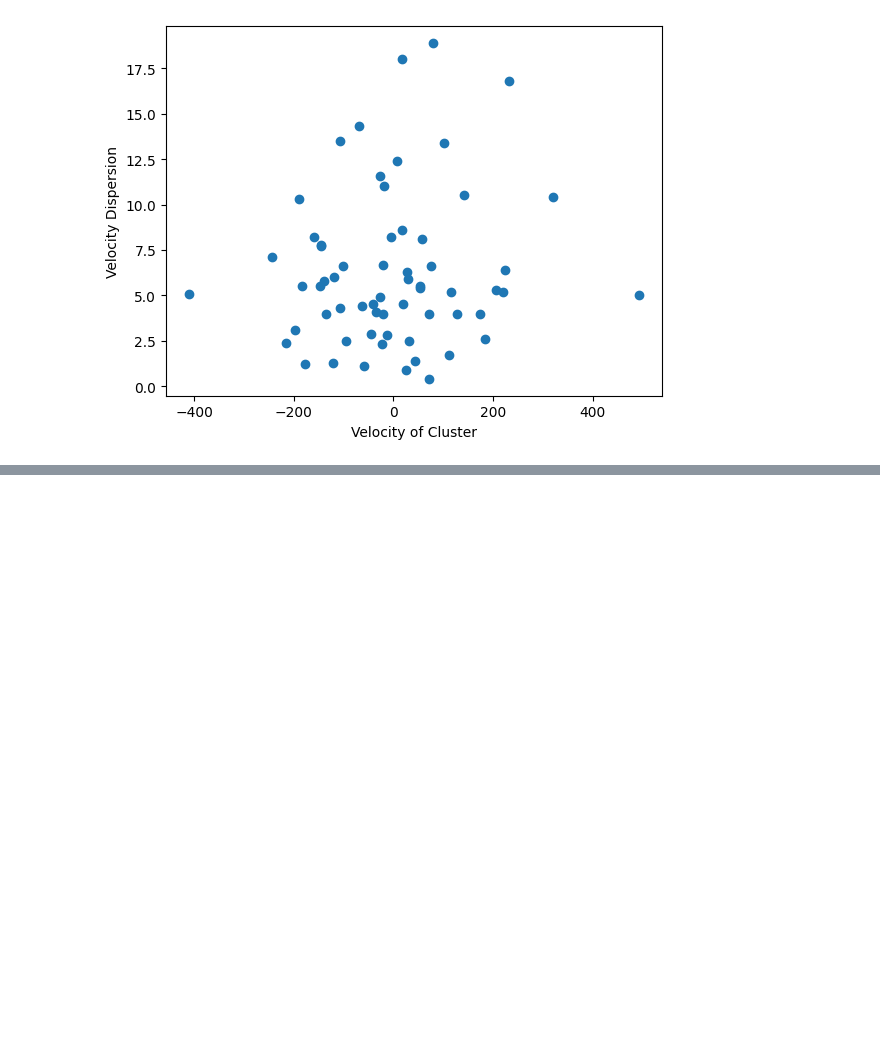
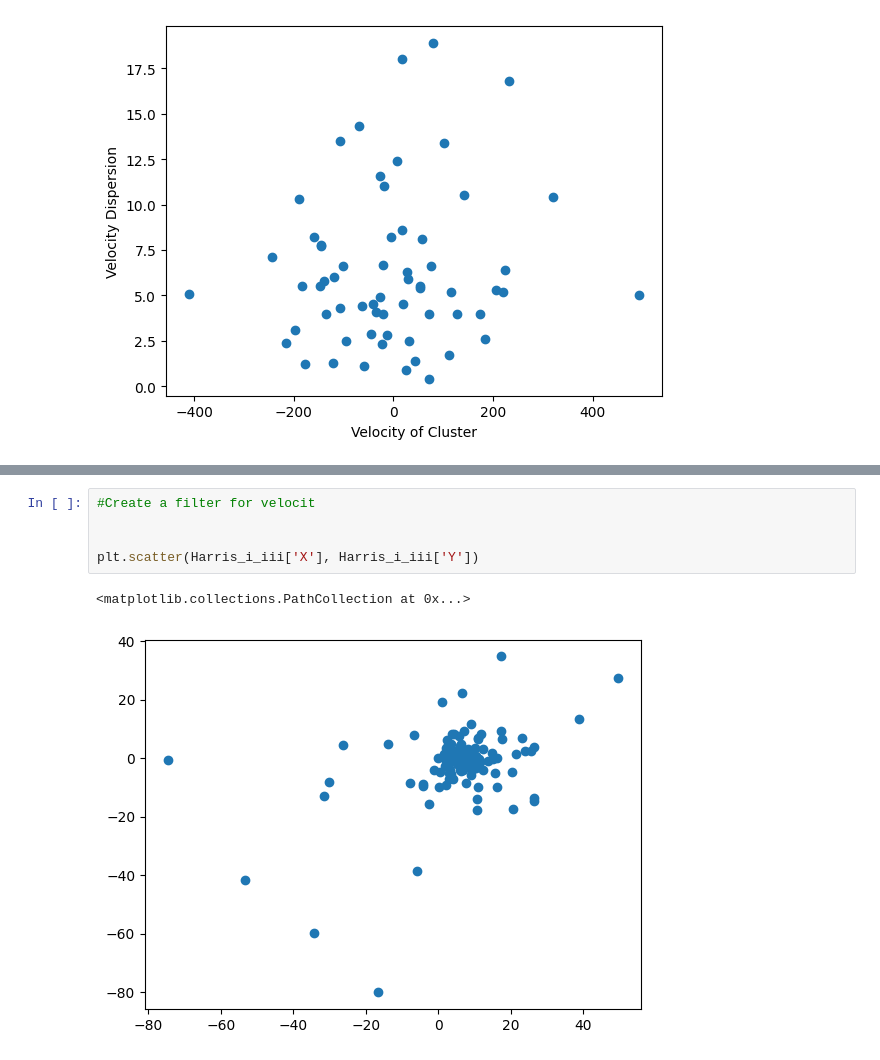
Before and after one commit to gigisheehan06-blip/3116-Comp-group2, a Jupyter notebook: gigi.ipynb, the cells around one changed output, grey strips where cells are left out. Drawn from its saved outputs; the diff is of its cells as text; blank space fills up the shorter version.

```diff
--- a/gigi.ipynb
+++ b/gigi.ipynb
@@ -144,0 +159,8 @@ Text(0.5, 0.92, 'Spacial map of Globular Clusters colored by Velocity Dispersion
+# %%
+#Create a filter for velocit
+
+
+plt.scatter(Harris_i_iii['X'], Harris_i_iii['Y'])
+# %% [output]
+<matplotlib.collections.PathCollection at 0x...>
+[figure, added]
```
Also changed, not shown: parts of 2 cells of this notebook.
